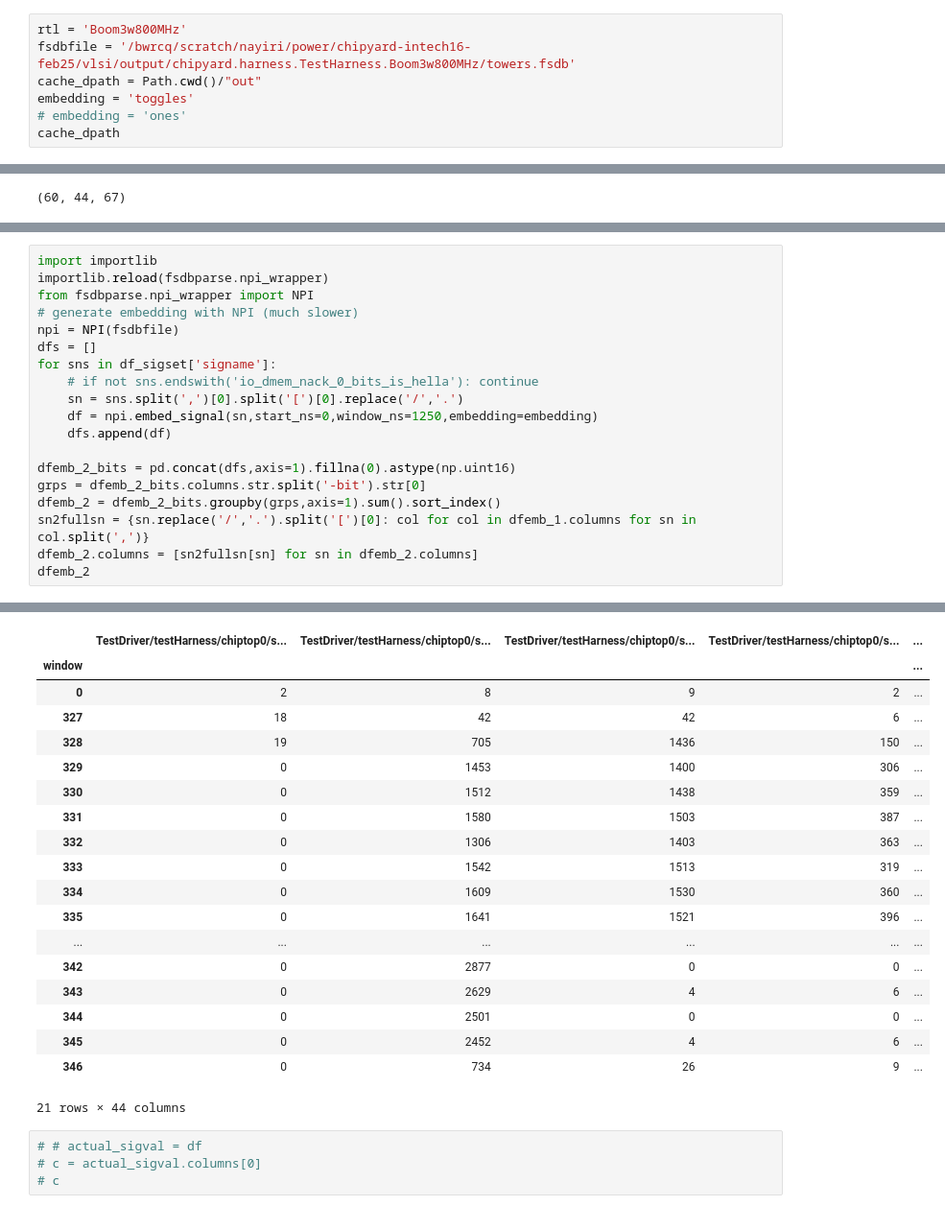
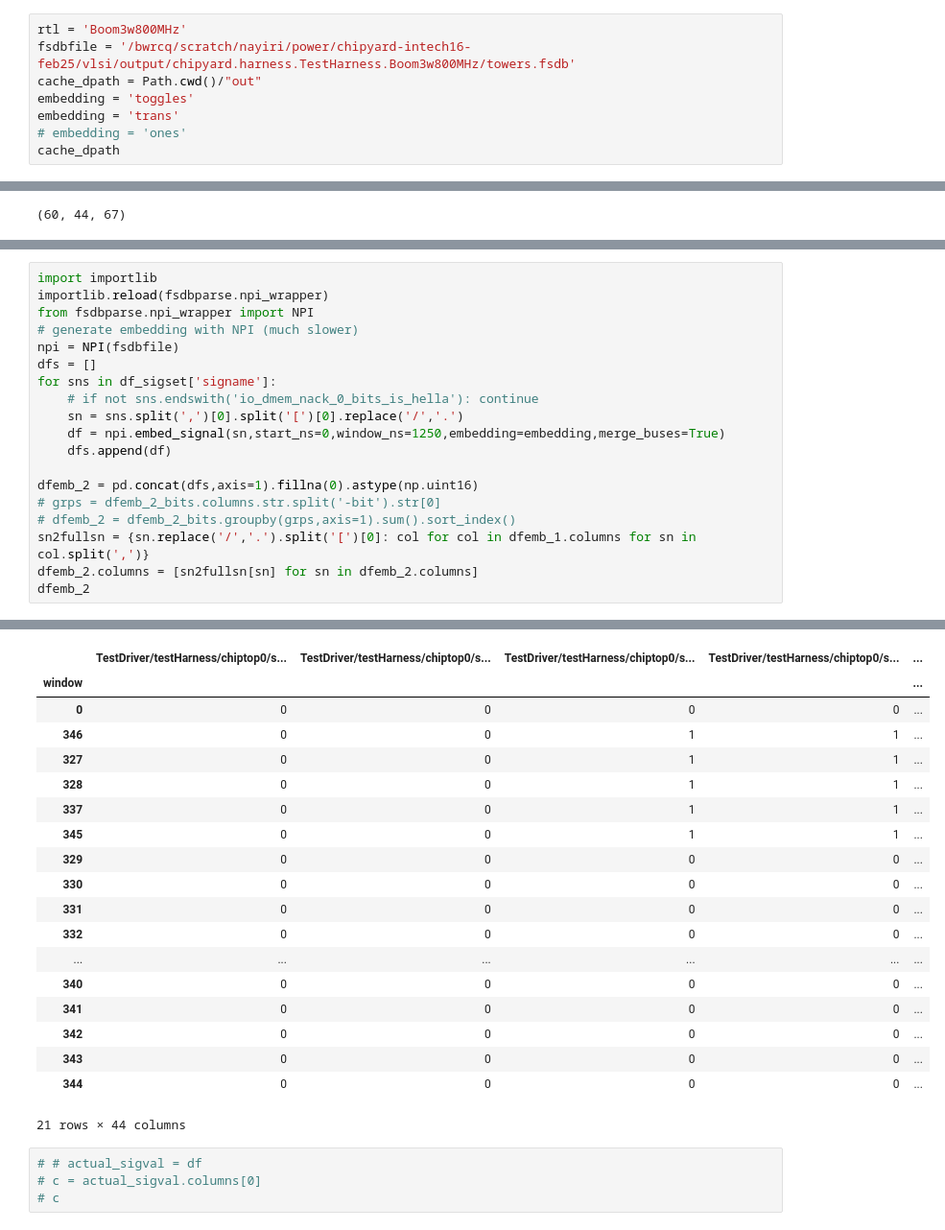
Before and after one commit to nayiri-k/fsdb-parse, a Jupyter notebook: flows/embed_intervals.ipynb, the cells around one changed output, grey strips where cells are left out. Shown at 96% size. Drawn from its saved outputs; the diff is of its cells as text.

Commit message:
added trans embedding

```diff
--- a/flows/embed_intervals.ipynb
+++ b/flows/embed_intervals.ipynb
@@ -21,6 +21,7 @@ rtl = 'Boom3w800MHz'
 fsdbfile = '/bwrcq/scratch/nayiri/power/chipyard-intech16-feb25/vlsi/output/chipyard.harness.TestHarness.Boom3w800MHz/towers.fsdb'
 cache_dpath = Path.cwd()/"out"
 embedding = 'toggles'
+embedding = 'trans'
 # embedding = 'ones'
 cache_dpath
 # %% [output]
@@ -168,12 +169,12 @@ dfs = []
 for sns in df_sigset['signame']:
     # if not sns.endswith('io_dmem_nack_0_bits_is_hella'): continue
     sn = sns.split(',')[0].split('[')[0].replace('/','.')
-    df = npi.embed_signal(sn,start_ns=0,window_ns=1250,embedding=embedding)
+    df = npi.embed_signal(sn,start_ns=0,window_ns=1250,embedding=embedding,merge_buses=True)
     dfs.append(df)
 
-dfemb_2_bits = pd.concat(dfs,axis=1).fillna(0).astype(np.uint16)
-grps = dfemb_2_bits.columns.str.split('-bit').str[0]
-dfemb_2 = dfemb_2_bits.groupby(grps,axis=1).sum().sort_index()
+dfemb_2 = pd.concat(dfs,axis=1).fillna(0).astype(np.uint16)
+# grps = dfemb_2_bits.columns.str.split('-bit').str[0]
+# dfemb_2 = dfemb_2_bits.groupby(grps,axis=1).sum().sort_index()
 sn2fullsn = {sn.replace('/','.').split('[')[0]: col for col in dfemb_1.columns for sn in col.split(',')}
 dfemb_2.columns = [sn2fullsn[sn] for sn in dfemb_2.columns]
 dfemb_2
@@ -182,21 +183,21 @@ dfemb_2
 |  | TestDriver/testHarness/chiptop0/s... | TestDriver/testHarness/chiptop0/s... | TestDriver/testHarness/chiptop0/s... | TestDriver/testHarness/chiptop0/s... | ... |
 | window |  |  |  |  | ... |
-| 0 | 2 | 8 | 9 | 2 | ... |
-| 327 | 18 | 42 | 42 | 6 | ... |
-| 328 | 19 | 705 | 1436 | 150 | ... |
-| 329 | 0 | 1453 | 1400 | 306 | ... |
-| 330 | 0 | 1512 | 1438 | 359 | ... |
-| 331 | 0 | 1580 | 1503 | 387 | ... |
-| 332 | 0 | 1306 | 1403 | 363 | ... |
-| 333 | 0 | 1542 | 1513 | 319 | ... |
-| 334 | 0 | 1609 | 1530 | 360 | ... |
-| 335 | 0 | 1641 | 1521 | 396 | ... |
+| 0 | 0 | 0 | 0 | 0 | ... |
+| 346 | 0 | 0 | 1 | 1 | ... |
+| 327 | 0 | 0 | 1 | 1 | ... |
+| 328 | 0 | 0 | 1 | 1 | ... |
+| 337 | 0 | 0 | 1 | 1 | ... |
+| 345 | 0 | 0 | 1 | 1 | ... |
+| 329 | 0 | 0 | 0 | 0 | ... |
+| 330 | 0 | 0 | 0 | 0 | ... |
+| 331 | 0 | 0 | 0 | 0 | ... |
+| 332 | 0 | 0 | 0 | 0 | ... |
 | ... | ... | ... | ... | ... | ... |
-| 342 | 0 | 2877 | 0 | 0 | ... |
-| 343 | 0 | 2629 | 4 | 6 | ... |
-| 344 | 0 | 2501 | 0 | 0 | ... |
-| 345 | 0 | 2452 | 4 | 6 | ... |
-| 346 | 0 | 734 | 26 | 9 | ... |
+| 340 | 0 | 0 | 0 | 0 | ... |
+| 341 | 0 | 0 | 0 | 0 | ... |
+| 342 | 0 | 0 | 0 | 0 | ... |
+| 343 | 0 | 0 | 0 | 0 | ... |
+| 344 | 0 | 0 | 0 | 0 | ... |
 21 rows × 44 columns
 # %%
 # # actual_sigval = df
```
Also changed, not shown: parts of 4 cells of this notebook, 3 other files.
